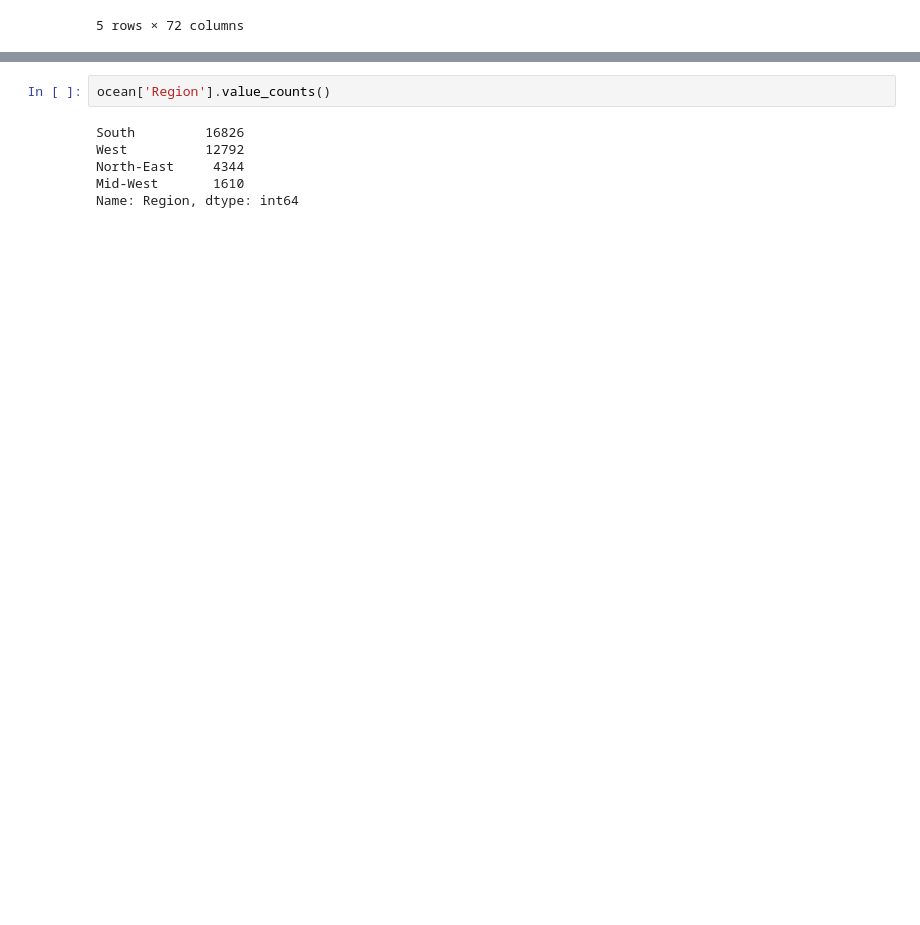
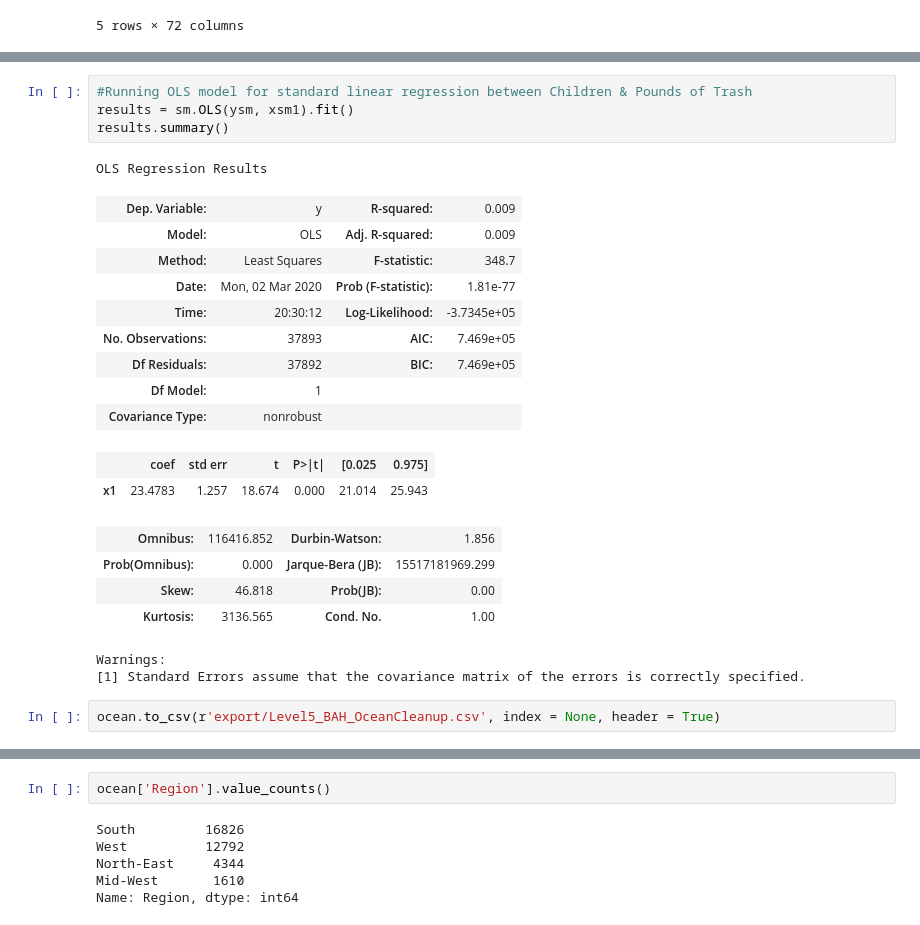
Before and after one commit to dhallankit/DataChallenge2020_DC20006, a Jupyter notebook: Data Challenge2.ipynb, the cells around one changed output, grey strips where cells are left out. Cells and saved outputs as stored; diff of their text form; blank space fills up the shorter version.

```diff
--- a/Data Challenge2.ipynb
+++ b/Data Challenge2.ipynb
@@ -474,0 +555,25 @@ ocean.head()
+# %%
+#Running OLS model for standard linear regression between Children & Pounds of Trash
+results = sm.OLS(ysm, xsm1).fit()
+results.summary()
+# %% [output]
+OLS Regression Results
+| Dep. Variable: | y | R-squared: | 0.009 |
+| Model: | OLS | Adj. R-squared: | 0.009 |
+| Method: | Least Squares | F-statistic: | 348.7 |
+| Date: | Mon, 02 Mar 2020 | Prob (F-statistic): | 1.81e-77 |
+| Time: | 20:30:12 | Log-Likelihood: | -3.7345e+05 |
+| No. Observations: | 37893 | AIC: | 7.469e+05 |
+| Df Residuals: | 37892 | BIC: | 7.469e+05 |
+| Df Model: | 1 |  |  |
+| Covariance Type: | nonrobust |  |  |
+|  | coef | std err | t | P>|t| | [0.025 | 0.975] |
+| x1 | 23.4783 | 1.257 | 18.674 | 0.000 | 21.014 | 25.943 |
+| Omnibus: | 116416.852 | Durbin-Watson: | 1.856 |
+| Prob(Omnibus): | 0.000 | Jarque-Bera (JB): | 15517181969.299 |
+| Skew: | 46.818 | Prob(JB): | 0.00 |
+| Kurtosis: | 3136.565 | Cond. No. | 1.00 |
+Warnings:
+[1] Standard Errors assume that the covariance matrix of the errors is correctly specified.
+# %%
+ocean.to_csv(r'export/Level5_BAH_OceanCleanup.csv', index = None, header = True)
```
Also changed, not shown: parts of 34 cells of this notebook.
